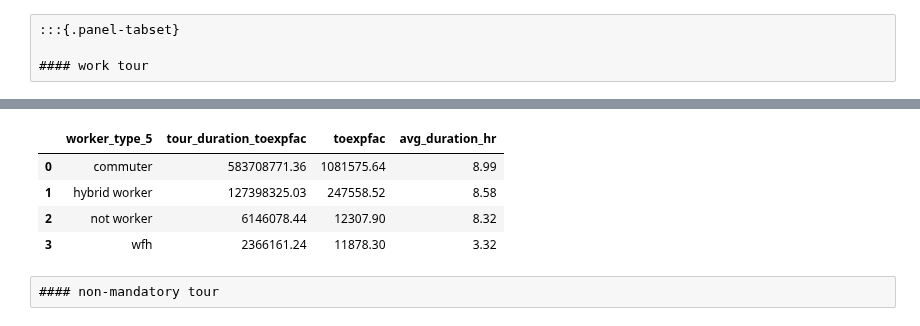
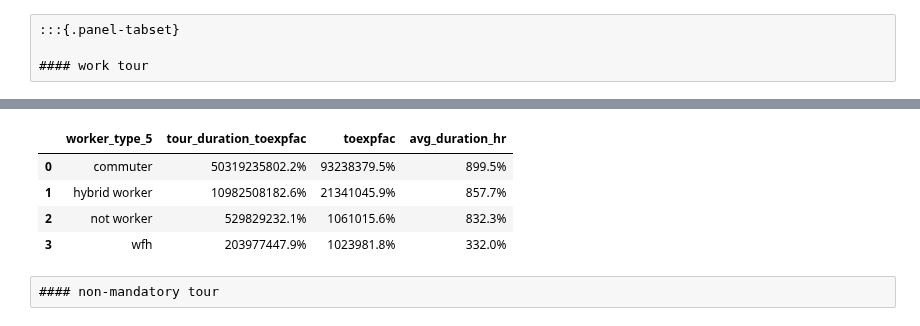
Before and after one commit to psrc/soundcast, a Jupyter notebook: scripts/summarize/validation/validation_scripts/telecommute_analysis.ipynb, the cells around one changed output, grey strips where cells are left out. Saved outputs shown, nothing was run; the diff lists cells and outputs as text; code cells hidden in the pictures.

Commit message:
fix dataframe styling error

```diff
--- a/scripts/summarize/validation/validation_scripts/telecommute_analysis.ipynb
+++ b/scripts/summarize/validation/validation_scripts/telecommute_analysis.ipynb
@@ -450,20 +450,21 @@ plot_duration(survey_work_tour, "work tour duration (hour) by worker type")
 # %%
 def print_avg_duration(tourdata):
     df = tourdata.copy()
     df['tour_duration_toexpfac'] = df['tour_duration'] * df['toexpfac']
 
     df_plot = df.groupby(['worker_type_5']).agg({'tour_duration_toexpfac':'sum',
                                                 'toexpfac':'sum'}).reset_index()
     df_plot['avg_duration_hr'] = df_plot['tour_duration_toexpfac']/df_plot['toexpfac']/60
-    display(df_plot.style.format(precision=2))
+    display(df_plot.style.\
+        format('{:.1%}', subset=['tour_duration_toexpfac','toexpfac','avg_duration_hr']))
 
 print_avg_duration(survey_work_tour)
 # %% [output]
 |  | worker_type_5 | tour_duration_toexpfac | toexpfac | avg_duration_hr |
-| 0 | commuter | 583708771.36 | 1081575.64 | 8.99 |
-| 1 | hybrid worker | 127398325.03 | 247558.52 | 8.58 |
-| 2 | not worker | 6146078.44 | 12307.90 | 8.32 |
-| 3 | wfh | 2366161.24 | 11878.30 | 3.32 |
+| 0 | commuter | 50319235802.2% | 93238379.5% | 899.5% |
+| 1 | hybrid worker | 10982508182.6% | 21341045.9% | 857.7% |
+| 2 | not worker | 529829232.1% | 1061015.6% | 832.3% |
+| 3 | wfh | 203977447.9% | 1023981.8% | 332.0% |
 # %% [raw]
 #### non-mandatory tour
 # %%
```
Also changed, not shown: parts of 1 cell of this notebook.
